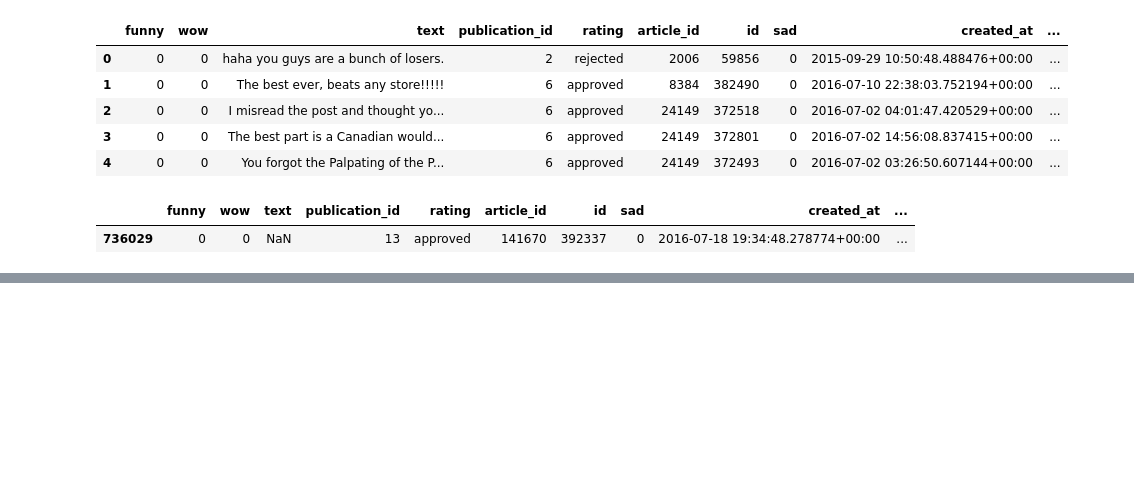
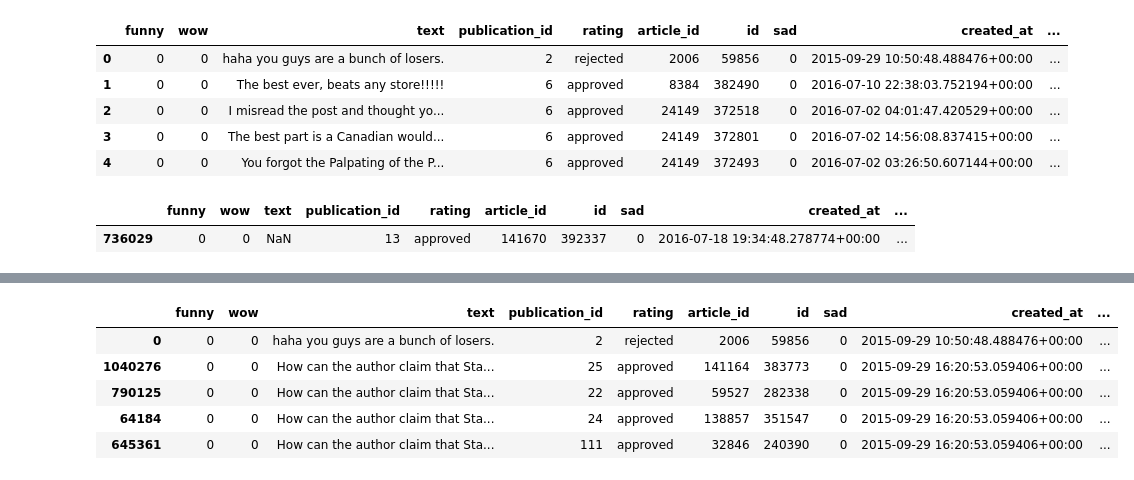
Before and after one commit to hberginc/Capstone2_temp_name, a Jupyter notebook: EDA.ipynb, the cells around one changed output, grey strips where cells are left out. Cells and saved outputs as stored; diff of their text form; code cells hidden in the pictures; blank space fills up the shorter version.

```diff
--- a/EDA.ipynb
+++ b/EDA.ipynb
@@ -32,7 +32,7 @@ import numpy as np
 
 # comments_df = pd.concat(cols)
 # %%
-comments_df = pd.read_csv('fulldata.csv')
+comments_df = pd.read_csv('/home/heather/galvanize/Capstone2/cleaned_comments.csv')
 # %%
 # delete any line that doesnt have a label...something that no one has commented on
 # or ID types of comments that no one engages with
@@ -88,0 +77,9 @@ cleaned_df
+# %%
+ordered.head()
+# %% [output]
+|  | funny | wow | text | publication_id | rating | article_id | id | sad | created_at | ... |
+| 0 | 0 | 0 | haha you guys are a bunch of losers. | 2 | rejected | 2006 | 59856 | 0 | 2015-09-29 10:50:48.488476+00:00 | ... |
+| 1040276 | 0 | 0 | How can the author claim that Sta... | 25 | approved | 141164 | 383773 | 0 | 2015-09-29 16:20:53.059406+00:00 | ... |
+| 790125 | 0 | 0 | How can the author claim that Sta... | 22 | approved | 59527 | 282338 | 0 | 2015-09-29 16:20:53.059406+00:00 | ... |
+| 64184 | 0 | 0 | How can the author claim that Sta... | 24 | approved | 138857 | 351547 | 0 | 2015-09-29 16:20:53.059406+00:00 | ... |
+| 645361 | 0 | 0 | How can the author claim that Sta... | 111 | approved | 32846 | 240390 | 0 | 2015-09-29 16:20:53.059406+00:00 | ... |
```
Also changed, not shown: parts of 16 cells of this notebook, 1 other file.
